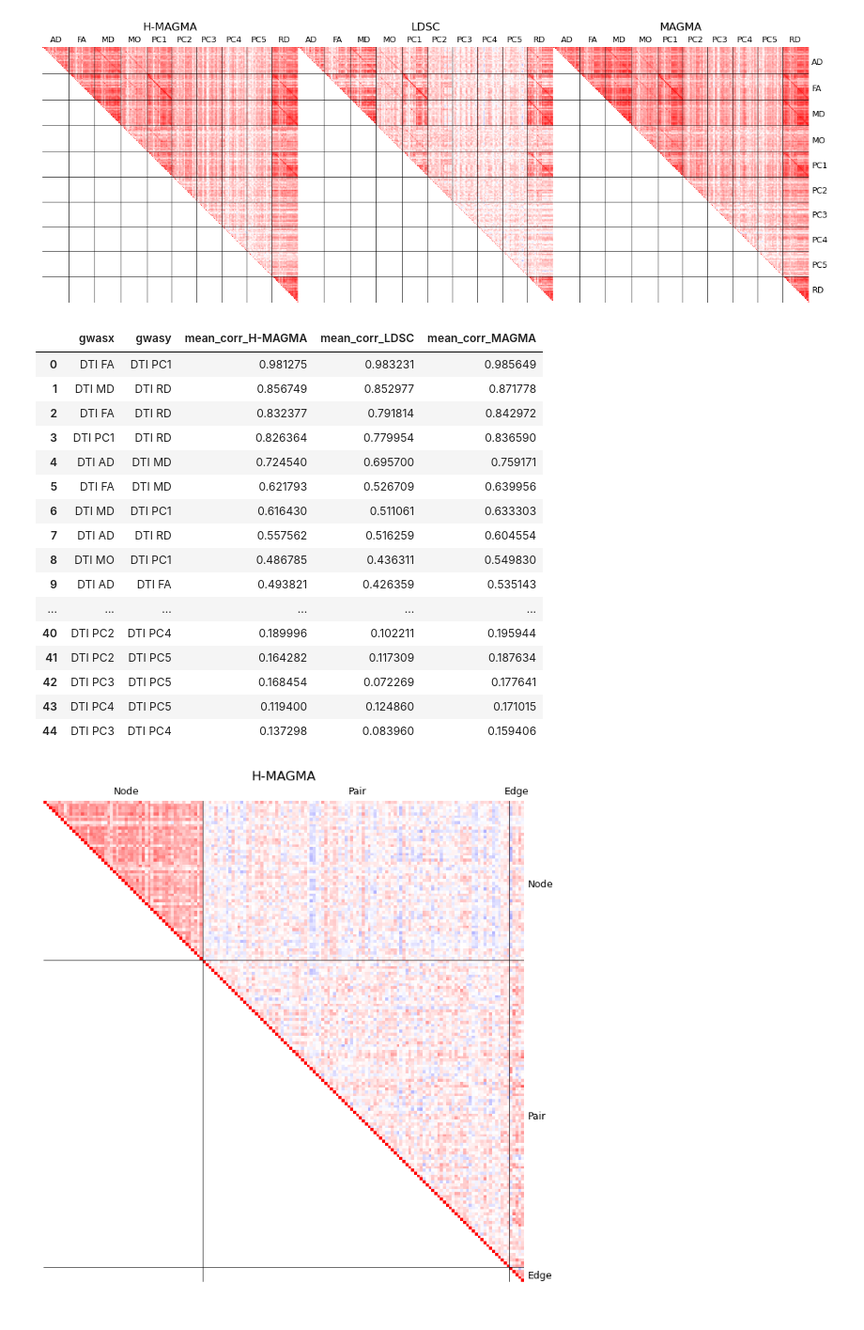
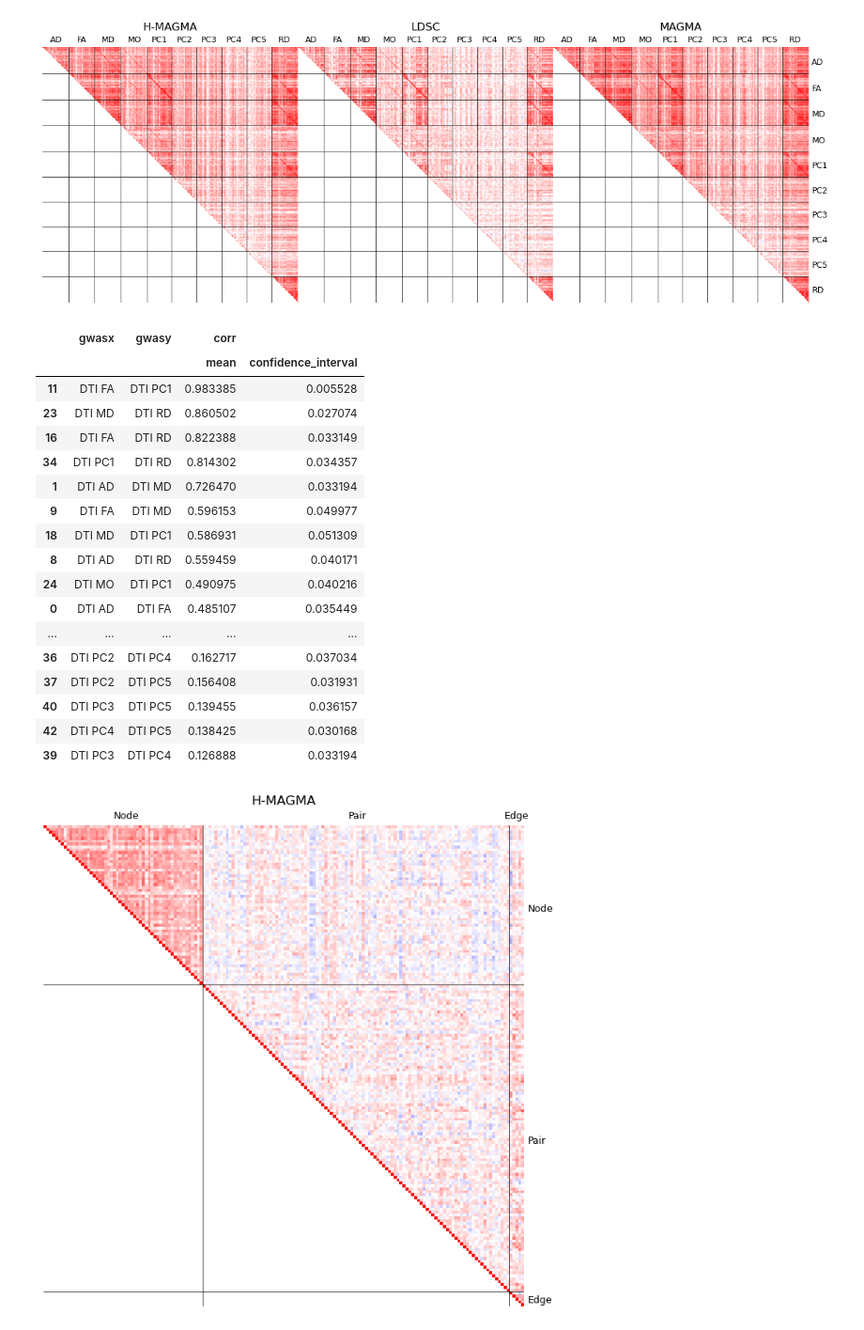
Before and after one commit to erwinerdem/STEAP, a Jupyter notebook: notebooks/figures.ipynb, the cells around one changed output. Shown at 94% size. Saved outputs shown, nothing was run; the diff lists cells and outputs as text; code cells hidden in the pictures.

```diff
--- a/notebooks/figures.ipynb
+++ b/notebooks/figures.ipynb
@@ -434,10 +484,10 @@ fig, axes = plt.subplots(1,3,figsize=(15,8), sharey=True)
 s = 2
 alpha = .5
 color_map = {
-    'Not Significant' : 'black',
-    'Significant in\nGenetic Correlation' : 'dodgerblue',
-    'Significant in\nCell Type Correlation' : 'firebrick',
-    'Significant in Both' : 'seagreen'
+    'Not Significant' : '#377eb8',
+    'Significant in\nGenetic Correlation' : '#4daf4a',
+    'Significant in\nCell Type Correlation' : '#984ea3',
+    'Significant in Both' : '#e41a1c'
 }
 for ax,m in zip(axes.flatten(),methods):
     merged_corr_m = merged_corr[merged_corr['method']==m]
@@ -539,6 +589,12 @@ def get_ticks(yticks):
         mid = int((end+start)/2)
         ticks[mid] = group
     return ticks
+
+def confidence_interval(data, confidence=0.95):
+    n = len(data)
+    m, se = np.mean(data), scipy.stats.sem(data)
+    h = se * scipy.stats.t.ppf((1 + confidence) / 2., n-1)
+    return h
 # %%
 plt.style.use('default')
 fig, ax = plt.subplots(1,1, figsize=(5,5))
@@ -710,42 +761,35 @@ plt.show()
 [figure]
 # %%
 group_corr_df = corr_df[(corr_df['gwasx'].str.contains('DTI'))&
-                          (corr_df['gwasy'].str.contains('DTI'))]
-
-df_list = []
-for m in methods:
-    spliced_df = group_corr_df[
-        (group_corr_df['gwasx'].str.split(':').str[-1])==(group_corr_df['gwasy'].str.split(':').str[-1])
-    ]
-    spliced_df = spliced_df[spliced_df['method']==m]
-    spliced_df['gwasx'] = spliced_df['gwasx'].str.split(':').str[0]
-    spliced_df['gwasy'] = spliced_df['gwasy'].str.split(':').str[0]
-    spliced_df = spliced_df.groupby(['gwasx','gwasy'])['corr'].mean().reset_index().set_index(['gwasx','gwasy'])
-    spliced_df.rename(columns={'corr':f'mean_corr_{m}'}, inplace=True)
-    df_list.append(spliced_df)
-data = pd.concat(df_list, axis=1)
-data['sum'] = data.sum(axis=1)
-data.sort_values('sum', ascending=False, inplace=True)
-data = data.drop(columns='sum').reset_index()
-data
+                        (corr_df['gwasy'].str.contains('DTI'))]
+group_corr_df = group_corr_df[
+    (group_corr_df['gwasx'].str.split(':').str[-1])==(group_corr_df['gwasy'].str.split(':').str[-1])
+]
+group_corr_df['gwasx'] = group_corr_df['gwasx'].str.split(':').str[0]
+group_corr_df['gwasy'] = group_corr_df['gwasy'].str.split(':').str[0]
+# 95 CI
+group_corr_df.groupby(['gwasx','gwasy']).agg(
+    {'corr':['mean',confidence_interval]}
+).reset_index().sort_values(('corr','mean'), ascending=False)
 # %% [output]
-|  | gwasx | gwasy | mean_corr_H-MAGMA | mean_corr_LDSC | mean_corr_MAGMA |
-| 0 | DTI FA | DTI PC1 | 0.981275 | 0.983231 | 0.985649 |
-| 1 | DTI MD | DTI RD | 0.856749 | 0.852977 | 0.871778 |
-| 2 | DTI FA | DTI RD | 0.832377 | 0.791814 | 0.842972 |
-| 3 | DTI PC1 | DTI RD | 0.826364 | 0.779954 | 0.836590 |
-| 4 | DTI AD | DTI MD | 0.724540 | 0.695700 | 0.759171 |
-| 5 | DTI FA | DTI MD | 0.621793 | 0.526709 | 0.639956 |
-| 6 | DTI MD | DTI PC1 | 0.616430 | 0.511061 | 0.633303 |
-| 7 | DTI AD | DTI RD | 0.557562 | 0.516259 | 0.604554 |
-| 8 | DTI MO | DTI PC1 | 0.486785 | 0.436311 | 0.549830 |
-| 9 | DTI AD | DTI FA | 0.493821 | 0.426359 | 0.535143 |
-| ... | ... | ... | ... | ... | ... |
-| 40 | DTI PC2 | DTI PC4 | 0.189996 | 0.102211 | 0.195944 |
-| 41 | DTI PC2 | DTI PC5 | 0.164282 | 0.117309 | 0.187634 |
-| 42 | DTI PC3 | DTI PC5 | 0.168454 | 0.072269 | 0.177641 |
-| 43 | DTI PC4 | DTI PC5 | 0.119400 | 0.124860 | 0.171015 |
-| 44 | DTI PC3 | DTI PC4 | 0.137298 | 0.083960 | 0.159406 |
+|  | gwasx | gwasy | corr |  |
+|  |  |  | mean | confidence_interval |
+| 11 | DTI FA | DTI PC1 | 0.983385 | 0.005528 |
+| 23 | DTI MD | DTI RD | 0.860502 | 0.027074 |
+| 16 | DTI FA | DTI RD | 0.822388 | 0.033149 |
+| 34 | DTI PC1 | DTI RD | 0.814302 | 0.034357 |
+| 1 | DTI AD | DTI MD | 0.726470 | 0.033194 |
+| 9 | DTI FA | DTI MD | 0.596153 | 0.049977 |
+| 18 | DTI MD | DTI PC1 | 0.586931 | 0.051309 |
+| 8 | DTI AD | DTI RD | 0.559459 | 0.040171 |
+| 24 | DTI MO | DTI PC1 | 0.490975 | 0.040216 |
+| 0 | DTI AD | DTI FA | 0.485107 | 0.035449 |
+| ... | ... | ... | ... | ... |
+| 36 | DTI PC2 | DTI PC4 | 0.162717 | 0.037034 |
+| 37 | DTI PC2 | DTI PC5 | 0.156408 | 0.031931 |
+| 40 | DTI PC3 | DTI PC5 | 0.139455 | 0.036157 |
+| 42 | DTI PC4 | DTI PC5 | 0.138425 | 0.030168 |
+| 39 | DTI PC3 | DTI PC4 | 0.126888 | 0.033194 |
 # %%
 plt.style.use('default')
 fig, ax = plt.subplots(1,1, figsize=(8,8))
```
Also changed, not shown: parts of 12 cells of this notebook, 2 other files.
